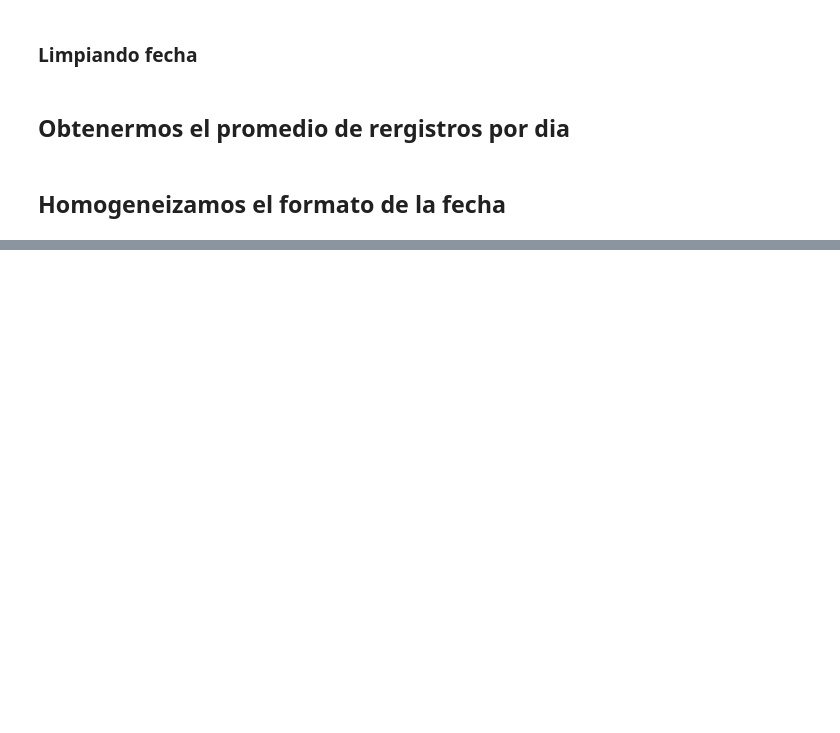
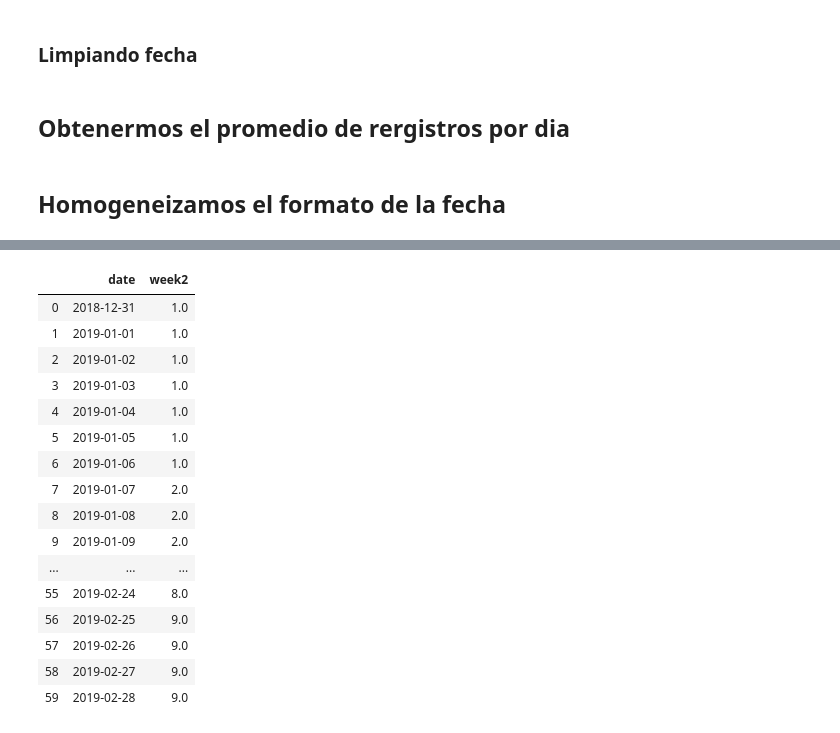
Before and after one commit to zs10011598/dci4, a Jupyter notebook: DATOS_RETO/limpieza_impresion.ipynb, the cells around one changed output, grey strips where cells are left out. Saved outputs shown, nothing was run; the diff lists cells and outputs as text; code cells hidden in the pictures; blank space fills up the shorter version.

```diff
--- a/DATOS_RETO/limpieza_impresion.ipynb
+++ b/DATOS_RETO/limpieza_impresion.ipynb
@@ -107,0 +198,27 @@ df[['FECHA', 'day', 'month', 'year']]
+# %%
+total_dates = len(date1)
+week2 = pd.Series([ (i - i%7)/7 + 1 for i in range(total_dates)])
+
+df_aux = pd.DataFrame()
+df_aux['date'] = date1
+df_aux['week2'] = week2
+
+df_aux.head(60)
+# %% [output]
+|  | date | week2 |
+| 0 | 2018-12-31 | 1.0 |
+| 1 | 2019-01-01 | 1.0 |
+| 2 | 2019-01-02 | 1.0 |
+| 3 | 2019-01-03 | 1.0 |
+| 4 | 2019-01-04 | 1.0 |
+| 5 | 2019-01-05 | 1.0 |
+| 6 | 2019-01-06 | 1.0 |
+| 7 | 2019-01-07 | 2.0 |
+| 8 | 2019-01-08 | 2.0 |
+| 9 | 2019-01-09 | 2.0 |
+| ... | ... | ... |
+| 55 | 2019-02-24 | 8.0 |
+| 56 | 2019-02-25 | 9.0 |
+| 57 | 2019-02-26 | 9.0 |
+| 58 | 2019-02-27 | 9.0 |
+| 59 | 2019-02-28 | 9.0 |
```
Also changed, not shown: parts of 20 cells of this notebook, 1 other file.
